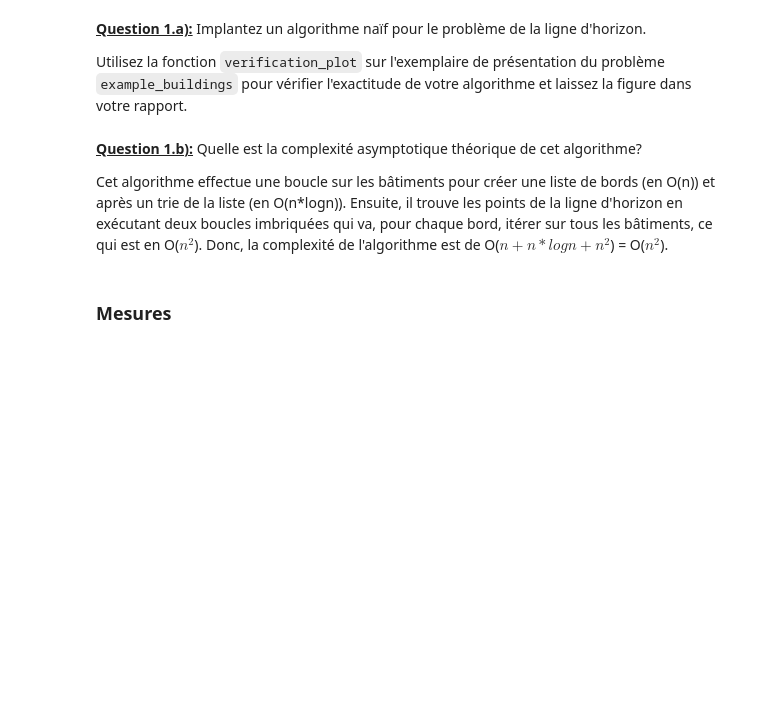
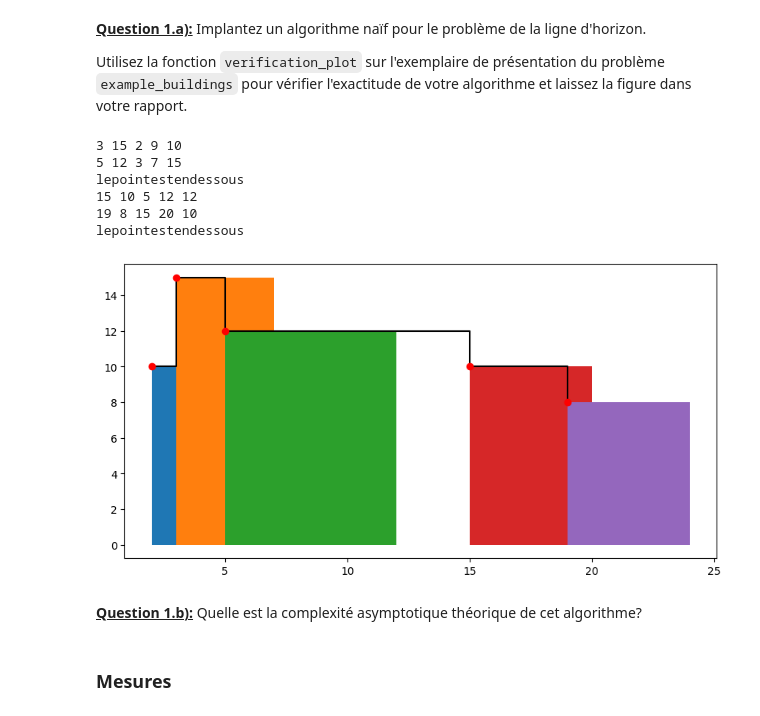
Before and after one commit to UiVieto/INF8775, a Jupyter notebook: TP1-H24.ipynb, the cells around one changed output. Drawn from its saved outputs; the diff is of its cells as text; code cells hidden in the pictures; blank space fills up the shorter version.

Commit message:
ajout de la detection des voisins

```diff
--- a/TP1-H24.ipynb
+++ b/TP1-H24.ipynb
@@ -313,7 +290,55 @@ def skyline_bruteforce(buildings):
-# %% [markdown]
-<u>**Question 1.b):**</u> Quelle est la complexité asymptotique théorique de cet algorithme?
-
-Cet algorithme effectue une boucle sur les bâtiments pour créer une liste de bords (en O(n)) et après un trie de la liste (en O(n*logn)). Ensuite, il trouve les points de la ligne d'horizon en exécutant deux boucles imbriquées qui va, pour chaque bord, itérer sur tous les bâtiments, ce qui est en O($n^2$). Donc, la complexité de l'algorithme est de O($n + n*logn + n^2$) = O($n^2$).
+# %%
+def skyline_bruteforce(buildings):
+    # TODO : Implantez un algorithme naïf
+
+    AllLeftPointskyline = []
+    for i in range(len(buildings)):
+        element = buildings[i]
+        left, right, height = element
+
+        if i > 0:
+         leftx, righty, heightz = buildings[i-1]
+
+         checkCanAddLeftPoint(left,height,leftx,righty,heightz)
+
+        AllLeftPointskyline.append((left,height))
+
+
+
+
+    return AllLeftPointskyline
+
+
+def checkCanAddLeftPoint(x,p,r,l,h):
+    print(x,p,r,l,h)
+    #permet de savoir si le point est inférieur au point passé
+    if p<h :
+      AllPointsOntop = []
+      size = l-r+1
+      result = r
+      for i in range(size):
+        #alors on sait que le point est en dessous d'une maison voisine
+
+        if result+i==x :
+          AllPointsOntop.append((result+i,height))
+          print('lepointestendessous')
+
+
+
+
+
+
+verification_plot(example_buildings, skyline_bruteforce(example_buildings))
+# %% [output]
+3 15 2 9 10
+5 12 3 7 15
+lepointestendessous
+15 10 5 12 12
+19 8 15 20 10
+lepointestendessous
+[figure, added]
+# %% [markdown]
+<u>**Question 1.b):**</u> Quelle est la complexité asymptotique théorique de cet algorithme?
 # %% [markdown]
 ### Mesures
 # %%
```
Also changed, not shown: parts of 4 cells of this notebook.
